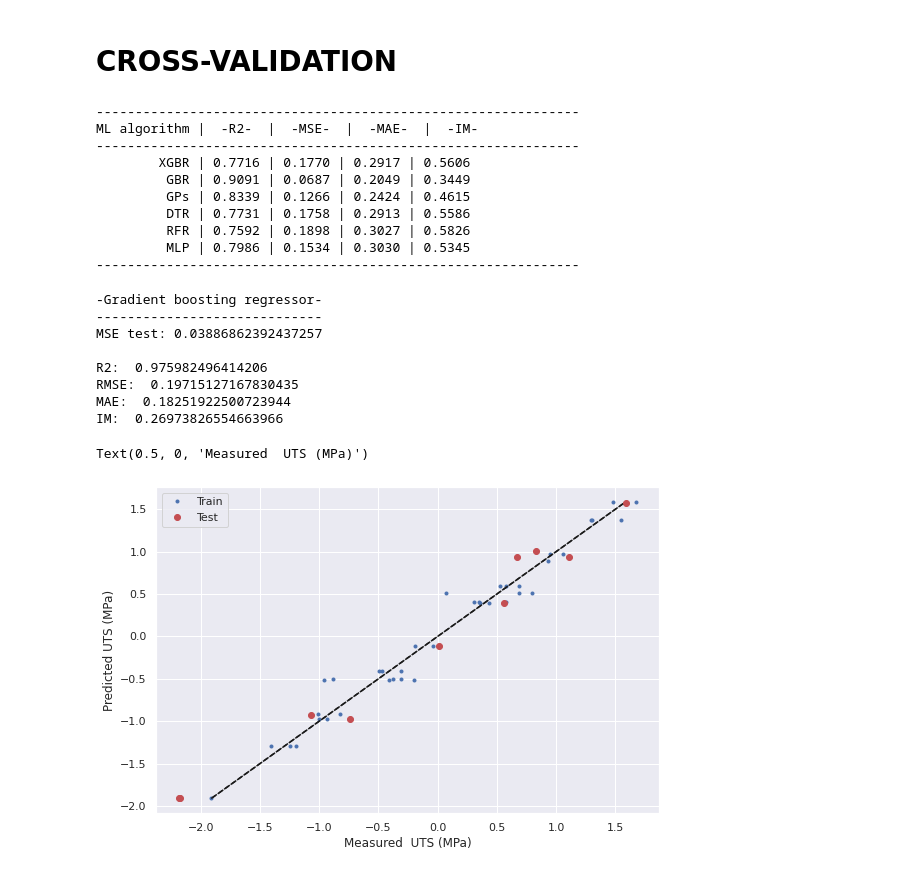
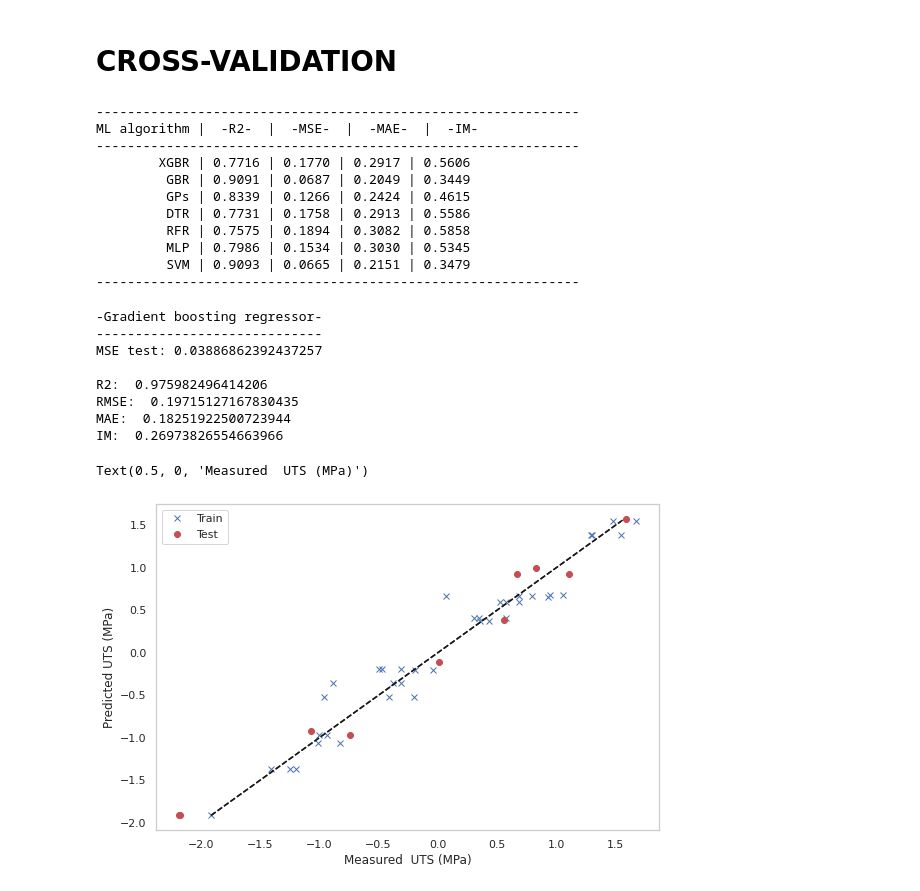
Before and after one commit to GermanOmar/LAFW, a Jupyter notebook: LARFW_IJAMT.ipynb, the cells around one changed output. Cells and saved outputs as stored; diff of their text form; code cells hidden in the pictures.

```diff
--- a/LARFW_IJAMT.ipynb
+++ b/LARFW_IJAMT.ipynb
@@ -305,7 +305,13 @@ importance = xgbr.feature_importances_
 for i,v in enumerate(importance):
 	print('Feature: %0d, Score: %.5f' % (i,v))
 # plot feature importance
+sns.set_theme(style="whitegrid")
+plt.rcParams["axes.grid"] = False
+
 plt.bar([x for x in range(len(importance))], importance)
+plt.ylabel('Importance')
+plt.xlabel('Features ')
+plt.title("Features Importance Analysis")
 plt.show()
 # %% [output]
 Feature: 0, Score: 0.09419
@@ -380,14 +437,14 @@ IM:  0.27011527827633225
 # %%
-#TRAIN
-models = [xgbr,  GBR,  GP, DT,  RFR , MLP]
-labels = ['XGBR',  'GBR',   'GPs', 'DTR',  'RFR', 'MLP']
+#TEST
+models = [xgbr,  GBR,  GP, DT,  RFR , MLP, SVM]
+labels = ['XGBR',  'GBR',   'GPs', 'DTR',  'RFR', 'MLP', 'SVM']
 
 fig = plt.figure()
 fig.set_size_inches((9,6))
 
 for mod, label in zip( models, labels):
-  y_pred = mod.predict(X_train)
-  plt.plot(y_train, y_pred, 'o' ,label = label)
+  y_pred = mod.predict(X_test)
+  plt.plot(y_test, y_pred, 'o' ,label = label)
 
 plt.plot([y_pred.min(), y_pred.max()], [y_pred.min(), y_pred.max()], 'k--')
 plt.ylabel('Predicted UTS (MPa)')
@@ -399,14 +456,15 @@ plt.legend()
 # %%
-#TEST
-models = [xgbr,  GBR,  GP, DT,  RFR , MLP]
-labels = ['XGBR',  'GBR',   'GPs', 'DTR',  'RFR', 'MLP']
+models = [xgbr,  GBR,  GP, DT,  RFR , MLP, SVM]
+labels = ['XGBR',  'GBR',   'GPs', 'DTR',  'RFR', 'MLP', 'SVM']
 
 fig = plt.figure()
 fig.set_size_inches((9,6))
+sns.set_theme(style="whitegrid")
+plt.rcParams["axes.grid"] = False
 
 for mod, label in zip( models, labels):
-  y_pred = mod.predict(X_test)
-  plt.plot(y_test, y_pred, 'o' ,label = label)
+  y_pred = mod.predict(Xn)
+  plt.plot(Yn, y_pred, 'o' ,label = label)
 
 plt.plot([y_pred.min(), y_pred.max()], [y_pred.min(), y_pred.max()], 'k--')
 plt.ylabel('Predicted UTS (MPa)')
@@ -444,8 +484,8 @@ from sklearn.model_selection import cross_val_score as CV
 import warnings
 warnings.filterwarnings('ignore')
 
-models = [xgbr,  GBR,  GP, DT, RFR, MLP ]
-labels = ['XGBR',  'GBR',   'GPs', 'DTR',  'RFR', 'MLP']
+models = [xgbr,  GBR,  GP, DT,  RFR , MLP, SVM]
+labels = ['XGBR',  'GBR',   'GPs', 'DTR',  'RFR', 'MLP', 'SVM']
 IMS = []
 
 print("--------------------------------------------------------------")
@@ -475,8 +515,9 @@ ML algorithm |  -R2-  |  -MSE-  |  -MAE-  |  -IM-
          GBR | 0.9091 | 0.0687 | 0.2049 | 0.3449
          GPs | 0.8339 | 0.1266 | 0.2424 | 0.4615
          DTR | 0.7731 | 0.1758 | 0.2913 | 0.5586
-         RFR | 0.7592 | 0.1898 | 0.3027 | 0.5826
+         RFR | 0.7575 | 0.1894 | 0.3082 | 0.5858
          MLP | 0.7986 | 0.1534 | 0.3030 | 0.5345
+         SVM | 0.9093 | 0.0665 | 0.2151 | 0.3479
 --------------------------------------------------------------
 # %%
 from sklearn.ensemble import GradientBoostingRegressor
@@ -509,32 +550,34 @@ R2=r2_score(y_test, y_pred)
 print('R2: ',R2)
 RMSE = np.sqrt(MSE_test)
 print("RMSE: ", RMSE)
 MAE = MAE(y_test, y_pred)
 print("MAE: ", MAE)
 IM=np.sqrt(((1-R2)**2) + (RMSE**2) + (MAE**2) )
 print("IM: ", IM)
 print()
 
 #Plots
+sns.set_theme(style="whitegrid")
+plt.rcParams["axes.grid"] = False
 fig = plt.figure()
 fig.set_size_inches((9,6))
 
 
-plt.plot(y_train, y_star_train, 'b.', label = 'Train')
+plt.plot(y_train, y_star_train, 'bx', label = 'Train')
 plt.plot([y_star_train.min(), y_star_train.max()], [y_star_train.min(), y_star_train.max()], 'k--')
 plt.plot(y_test, y_pred, 'ro', label = 'Test')
 plt.plot([y_pred.min(), y_pred.max()], [y_pred.min(), y_pred.max()], 'k--')
 plt.legend()
 plt.ylabel('Predicted UTS (MPa)')
 plt.xlabel('Measured  UTS (MPa)')
 # %% [output]
 -Gradient boosting regressor-
 -----------------------------
 MSE test: 0.03886862392437257
 
 R2:  0.975982496414206
 RMSE:  0.19715127167830435
 MAE:  0.18251922500723944
 IM:  0.26973826554663966
 Text(0.5, 0, 'Measured  UTS (MPa)')
-[figure, old version]
+[figure, new version]
```
Also changed, not shown: parts of 10 cells of this notebook.
